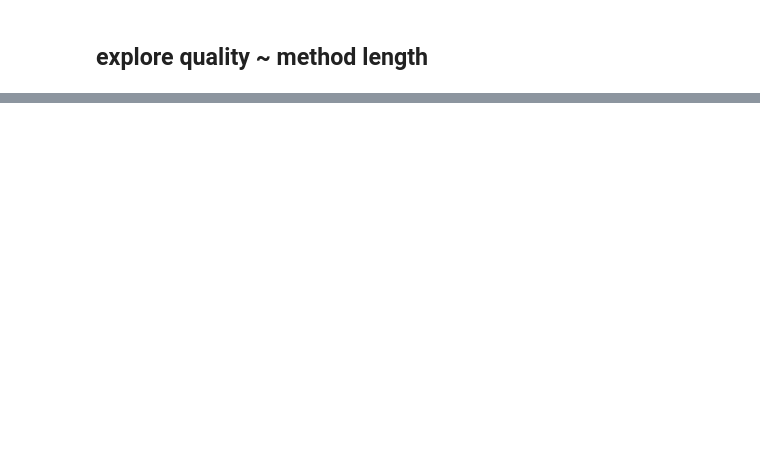
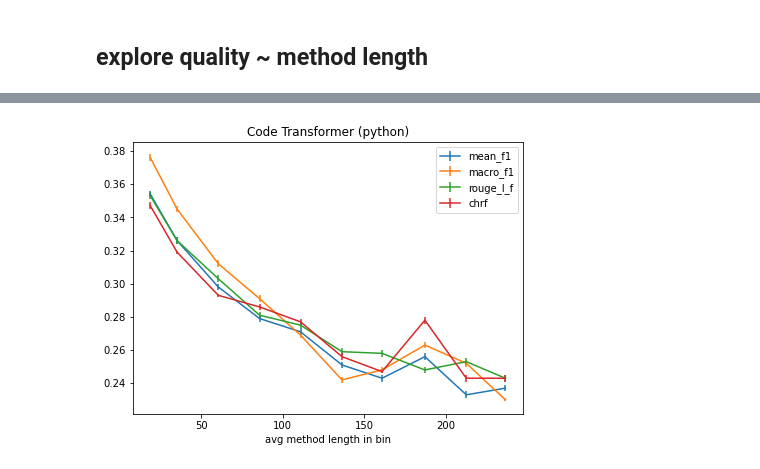
Before and after one commit to annie4ka99/code-transformer, a Jupyter notebook: notebooks/explore_quality_based_on_length.ipynb, the cells around one changed output, grey strips where cells are left out. Cells and saved outputs as stored; diff of their text form; code cells hidden in the pictures; blank space fills up the shorter version.

```diff
--- a/notebooks/explore_quality_based_on_length.ipynb
+++ b/notebooks/explore_quality_based_on_length.ipynb
@@ -15,0 +154,17 @@ import matplotlib.pyplot as plt
+# %%
+def length_balanced_experiments_generator(experiments_dir):
+    partition = 'test'
+    model='code_transformer'
+    label='CT'
+    models = [dict(desc='balanced_normilized_weights', snapshots=[50000])]
+
+    results_dir = 'experiments_results_len_balanced'
+
+    lang = 'python'
+    os.makedirs(experiments_dir, exist_ok=True)
+    for model_info in models:
+        desc = model_info['desc']
+        for snapshot in model_info['snapshots']:
+            save_path = os.path.join(experiments_dir,
+                                     f"sample-metrics-{model}-{lang}-{partition}-{desc}-{snapshot}.csv")
+            yield f'{model}-{desc}-{snapshot}', lang, partition, save_path
@@ -246,0 +325,5 @@ summary[['model', 'data',
+# %%
+experiments_dir = 'experiments_results_len_balanced'
+summary_file_balanced = os.path.join(experiments_dir, 'summary_length_balanced.csv')
+
+res_balanced = process_results_balanced(experiments_dir, summary_file_balanced, length_balanced_experiments_generator, log=False)
@@ -246,0 +343,10 @@ summary[['model', 'data',
+# %%
+plt.figure(figsize=(7, 5))
+plt.title('Code Transformer (python)')
+plt.xlabel('avg method length in bin')
+for xs, ys, errors, metric_name in res_balanced['code_transformer-balanced_normilized_weights-50000']['python']:
+    plt.errorbar(xs, ys, yerr=errors, label=metric_name)
+plt.legend()
+plt.show()
+# %% [output]
+[figure, added]
```
Also changed, not shown: parts of 25 cells of this notebook, 1 other file.
